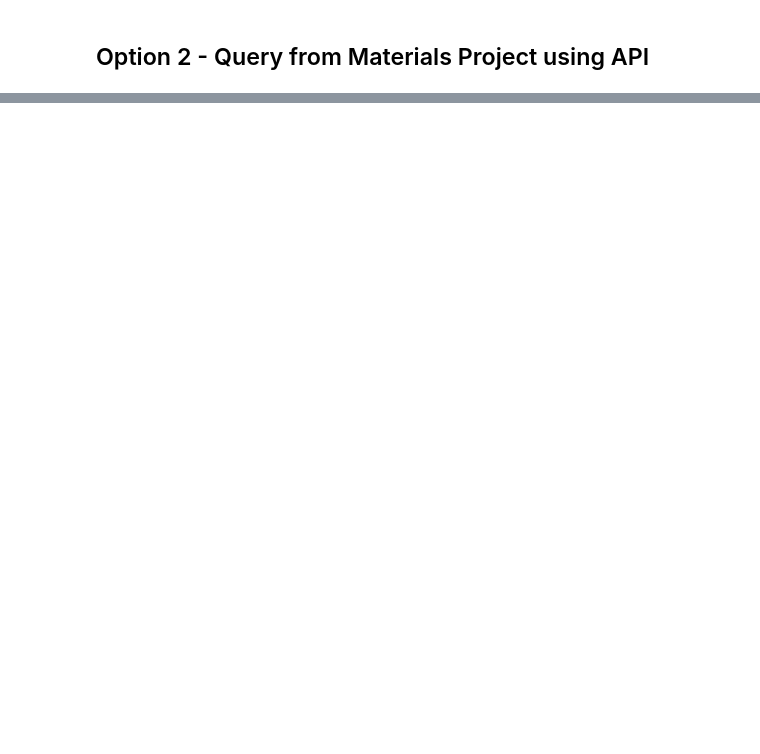
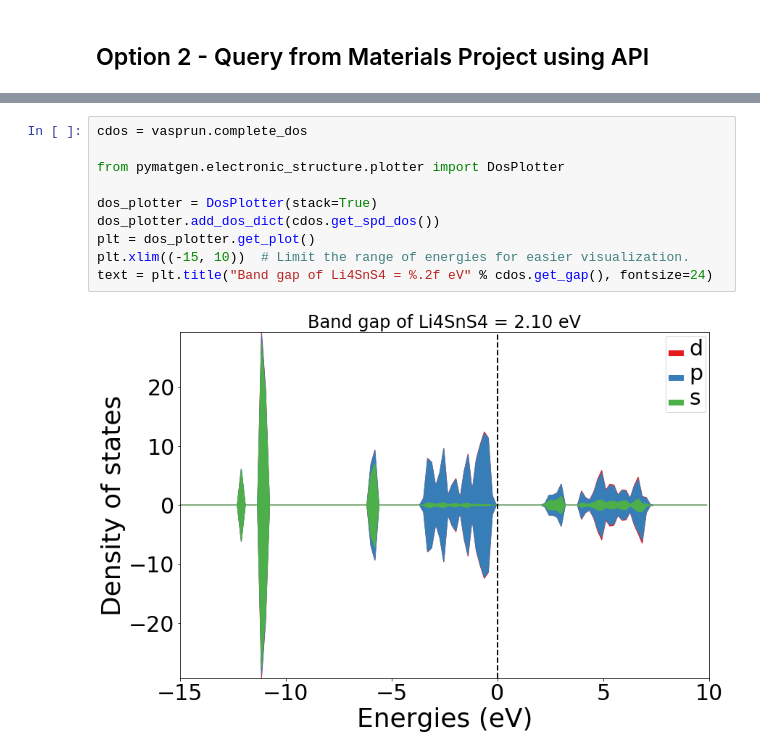
Before and after one commit to shyuep/miworkshop, a Jupyter notebook: notebooks/Session 2 - Robust, reproducible materials analysis with pymatgen.ipynb, the cells around one changed output, grey strips where cells are left out. Drawn from its saved outputs; the diff is of its cells as text; blank space fills up the shorter version.

```diff
--- a/notebooks/Session 2 - Robust, reproducible materials analysis with pymatgen.ipynb
+++ b/notebooks/Session 2 - Robust, reproducible materials analysis with pymatgen.ipynb
@@ -59,0 +188,12 @@ entry = vasprun.get_computed_entry()
+# %%
+cdos = vasprun.complete_dos
+
+from pymatgen.electronic_structure.plotter import DosPlotter
+
+dos_plotter = DosPlotter(stack=True)
+dos_plotter.add_dos_dict(cdos.get_spd_dos())
+plt = dos_plotter.get_plot()
+plt.xlim((-15, 10))  # Limit the range of energies for easier visualization.
+text = plt.title("Band gap of Li4SnS4 = %.2f eV" % cdos.get_gap(), fontsize=24)
+# %% [output]
+[figure, added]
```
Also changed, not shown: parts of 20 cells of this notebook, 2 other files.
